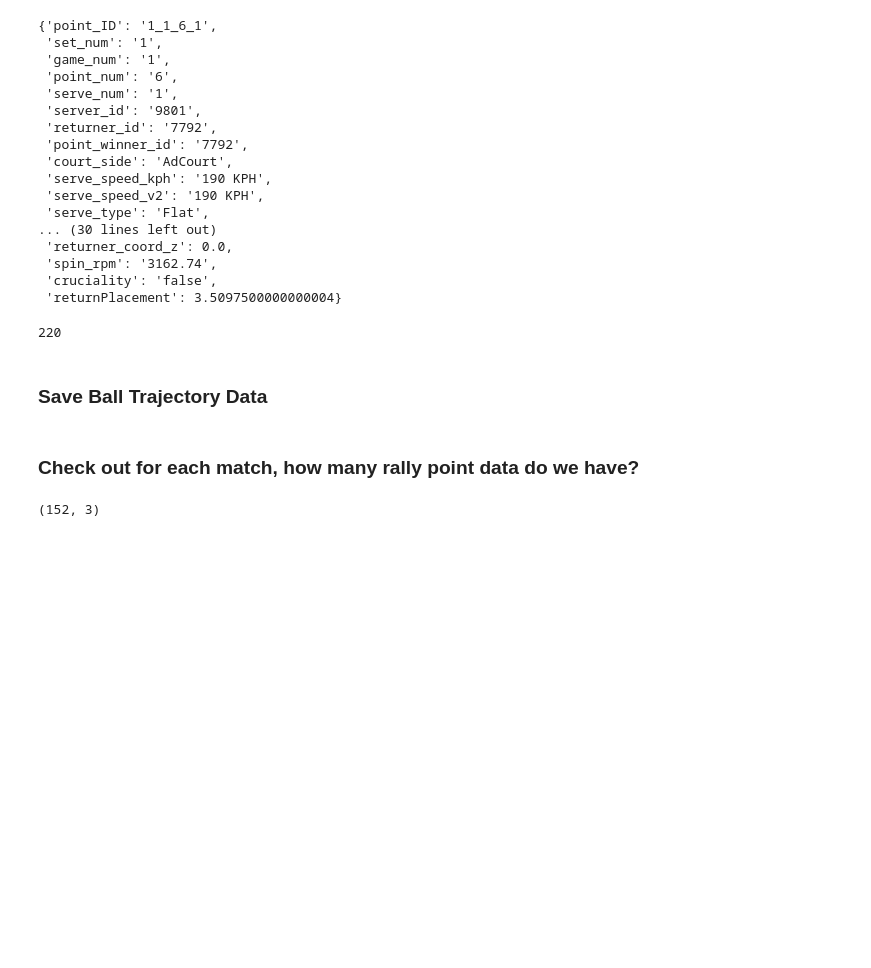
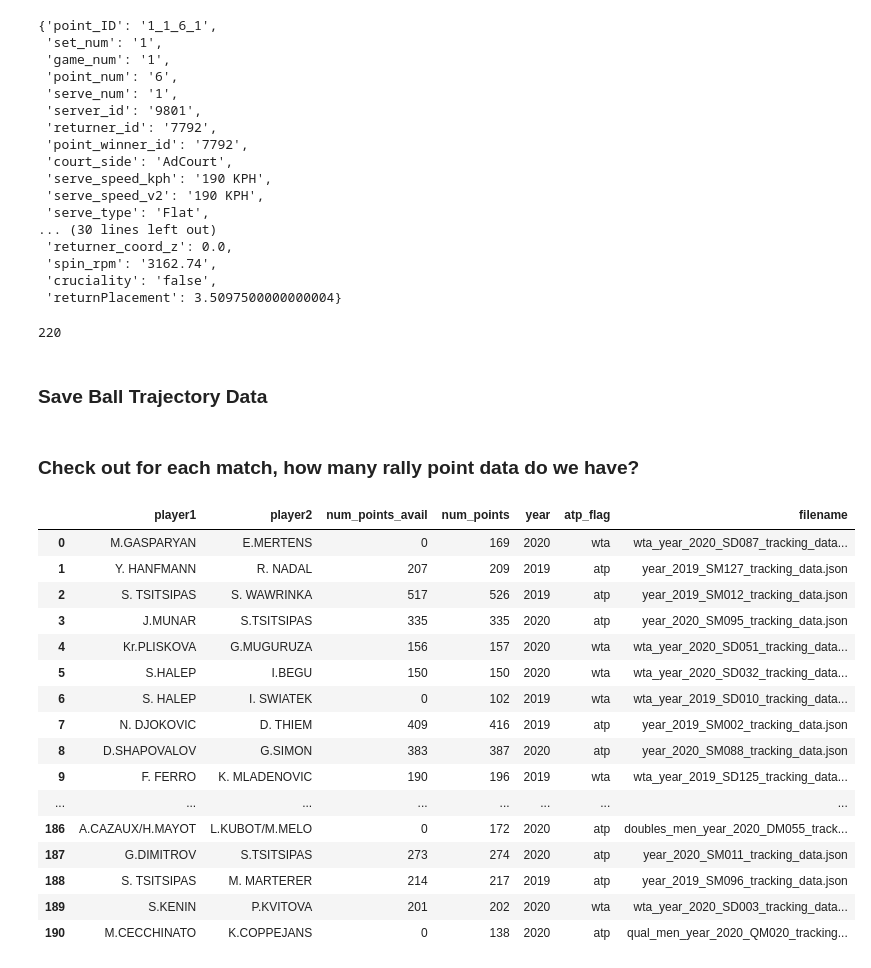
Before and after one commit to petertea96/tennis_analytics, a Jupyter notebook: projects/roland_garros_tracking_data/process_rg_files.ipynb, the cells around one changed output. Saved outputs shown, nothing was run; the diff lists cells and outputs as text; code cells hidden in the pictures; blank space fills up the shorter version.

```diff
--- a/projects/roland_garros_tracking_data/process_rg_files.ipynb
+++ b/projects/roland_garros_tracking_data/process_rg_files.ipynb
@@ -393,18 +394,46 @@ test_trajectory.to_csv('ball_trajectory_djokovic_nadal_2020_rolandgarros_pbp.csv
 # %%
 data_list = []
 
-for filename in os.listdir('./json_data/'):
+for filename in os.listdir('./json_data_2021/'):
     if filename.endswith(".json"):
-         with open('./json_data/' + filename) as file_name:
+         with open('./json_data_2021/' + filename) as file_name:
                 #print(filename)
                 atp_tracking_data_json = json.load(file_name)
                 test_match = get_match_point_level_info(atp_tracking_data_json)
                 num_points_avail = test_match['is_track_avail'].sum()
                 num_points = test_match.shape[0]
 
+                year = [int(s) for s in filename.split('_') if s.isdigit()][0]
+
+                atp_flag = 'atp'
+                if (filename[:3] == 'wta'):
+                    atp_flag = 'wta'
+
+                tracking_data_dict = atp_tracking_data_json['courtVisionData'][0]
+
+                #atp_tracking_data_dict['isMatchComplete']
+
+
+                # -----------------------------
+                # Player information
+                # -----------------------------
+                player1_info = tracking_data_dict['playersData']['playerTeam']
+                player2_info = tracking_data_dict['playersData']['opponentTeam']
+                player1 = player1_info[0]['name']
+                player2 = player2_info[0]['name']
+
+
+
+
+
+
                 summary_dict = dict(
+                    player1 = player1,
+                    player2 = player2,
                     num_points_avail = num_points_avail,
                     num_points = num_points,
+                    year = year,
+                    atp_flag = atp_flag,
                     filename=filename
                 )
                 data_list.append(summary_dict)
@@ -415,6 +444,24 @@ for filename in os.listdir('./json_data/'):
         continue
 # %%
 # Seems like we have a decent amount of available points!
-pd.DataFrame(data_list).shape
+summary_points_avail_df = pd.DataFrame(data_list)
+
+summary_points_avail_df
 # %% [output]
-(152, 3)
+|  | player1 | player2 | num_points_avail | num_points | year | atp_flag | filename |
+| 0 | M.GASPARYAN | E.MERTENS | 0 | 169 | 2020 | wta | wta_year_2020_SD087_tracking_data... |
+| 1 | Y. HANFMANN | R. NADAL | 207 | 209 | 2019 | atp | year_2019_SM127_tracking_data.json |
+| 2 | S. TSITSIPAS | S. WAWRINKA | 517 | 526 | 2019 | atp | year_2019_SM012_tracking_data.json |
+| 3 | J.MUNAR | S.TSITSIPAS | 335 | 335 | 2020 | atp | year_2020_SM095_tracking_data.json |
+| 4 | Kr.PLISKOVA | G.MUGURUZA | 156 | 157 | 2020 | wta | wta_year_2020_SD051_tracking_data... |
+| 5 | S.HALEP | I.BEGU | 150 | 150 | 2020 | wta | wta_year_2020_SD032_tracking_data... |
+| 6 | S. HALEP | I. SWIATEK | 0 | 102 | 2019 | wta | wta_year_2019_SD010_tracking_data... |
+| 7 | N. DJOKOVIC | D. THIEM | 409 | 416 | 2019 | atp | year_2019_SM002_tracking_data.json |
+| 8 | D.SHAPOVALOV | G.SIMON | 383 | 387 | 2020 | atp | year_2020_SM088_tracking_data.json |
+| 9 | F. FERRO | K. MLADENOVIC | 190 | 196 | 2019 | wta | wta_year_2019_SD125_tracking_data... |
+| ... | ... | ... | ... | ... | ... | ... | ... |
+| 186 | A.CAZAUX/H.MAYOT | L.KUBOT/M.MELO | 0 | 172 | 2020 | atp | doubles_men_year_2020_DM055_track... |
+| 187 | G.DIMITROV | S.TSITSIPAS | 273 | 274 | 2020 | atp | year_2020_SM011_tracking_data.json |
+| 188 | S. TSITSIPAS | M. MARTERER | 214 | 217 | 2019 | atp | year_2019_SM096_tracking_data.json |
+| 189 | S.KENIN | P.KVITOVA | 201 | 202 | 2020 | wta | wta_year_2020_SD003_tracking_data... |
+| 190 | M.CECCHINATO | K.COPPEJANS | 0 | 138 | 2020 | atp | qual_men_year_2020_QM020_tracking... |
```
Also changed, not shown: parts of 2 cells of this notebook, 2 other files.
